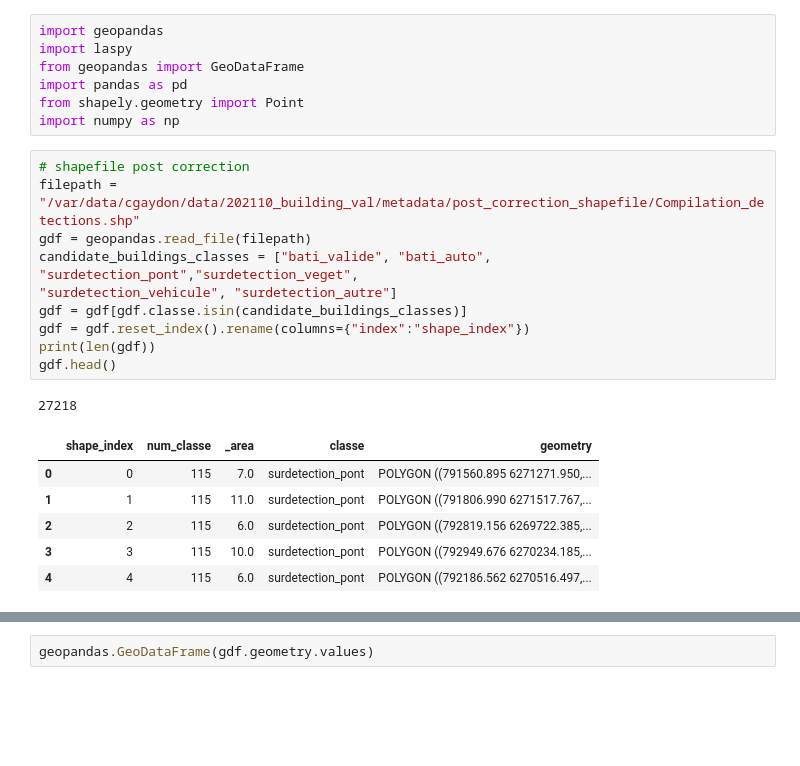
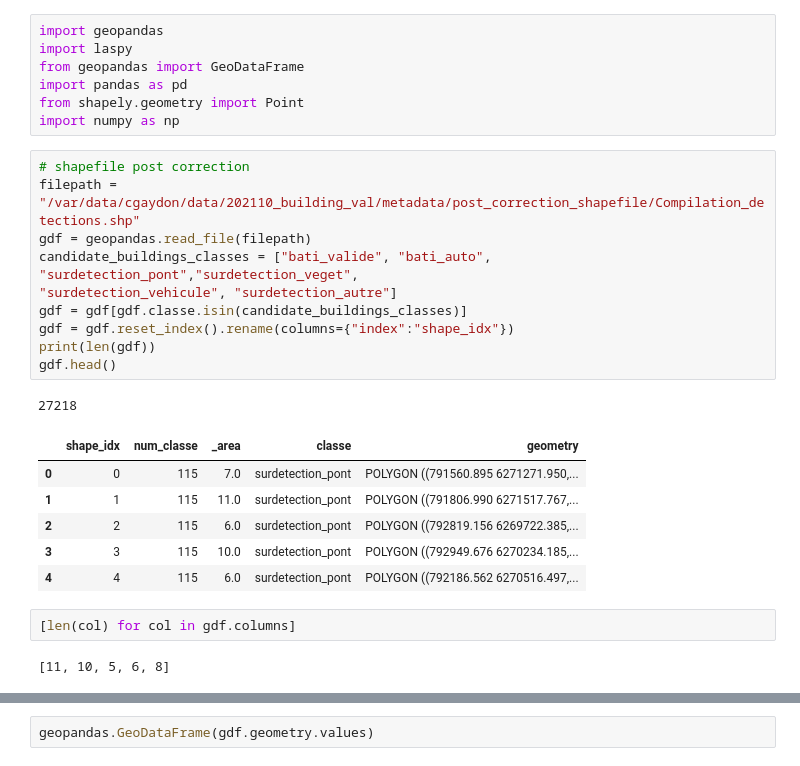
Before and after one commit to IGNF/myria3d, a Jupyter notebook: notebooks/6.0-cga-geopandas-vectorize.ipynb, the cells around one changed output, grey strips where cells are left out. Saved outputs shown, nothing was run; the diff lists cells and outputs as text; blank space fills up the shorter version.

```diff
--- a/notebooks/6.0-cga-geopandas-vectorize.ipynb
+++ b/notebooks/6.0-cga-geopandas-vectorize.ipynb
@@ -8,18 +8,22 @@ import numpy as np
 # %%
 # shapefile post correction
 filepath = "/var/data/cgaydon/data/202110_building_val/metadata/post_correction_shapefile/Compilation_detections.shp"
 gdf = geopandas.read_file(filepath)
 candidate_buildings_classes = ["bati_valide", "bati_auto", "surdetection_pont","surdetection_veget",
 "surdetection_vehicule", "surdetection_autre"]
 gdf = gdf[gdf.classe.isin(candidate_buildings_classes)]
-gdf = gdf.reset_index().rename(columns={"index":"shape_index"})
+gdf = gdf.reset_index().rename(columns={"index":"shape_idx"})
 print(len(gdf))
 gdf.head()
 # %% [output]
 27218
-|  | shape_index | num_classe | _area | classe | geometry |
+|  | shape_idx | num_classe | _area | classe | geometry |
 | 0 | 0 | 115 | 7.0 | surdetection_pont | POLYGON ((791560.895 6271271.950,... |
 | 1 | 1 | 115 | 11.0 | surdetection_pont | POLYGON ((791806.990 6271517.767,... |
 | 2 | 2 | 115 | 6.0 | surdetection_pont | POLYGON ((792819.156 6269722.385,... |
 | 3 | 3 | 115 | 10.0 | surdetection_pont | POLYGON ((792949.676 6270234.185,... |
 | 4 | 4 | 115 | 6.0 | surdetection_pont | POLYGON ((792186.562 6270516.497,... |
+# %%
+[len(col) for col in gdf.columns]
+# %% [output]
+[11, 10, 5, 6, 8]
```
Also changed, not shown: parts of 2 cells of this notebook.
